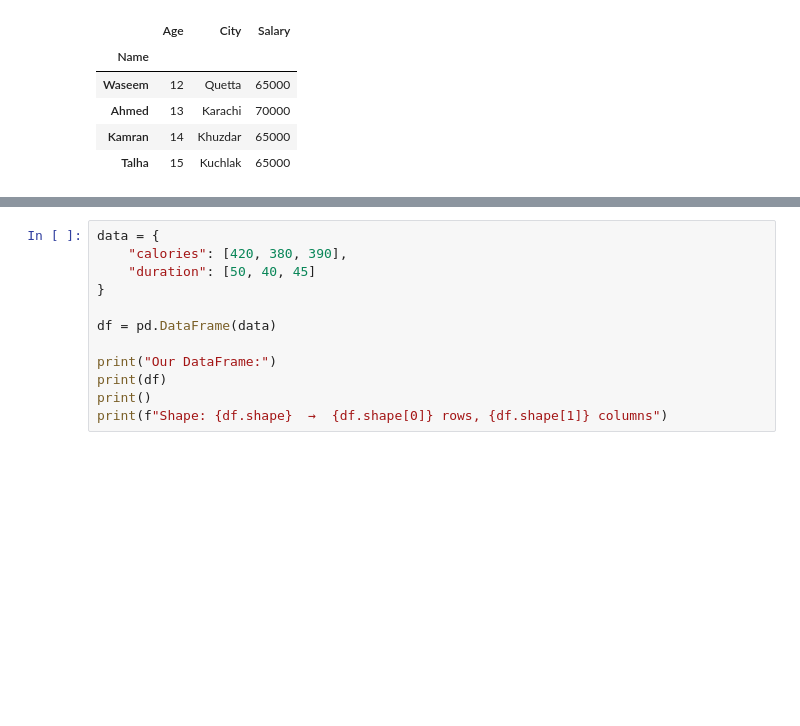
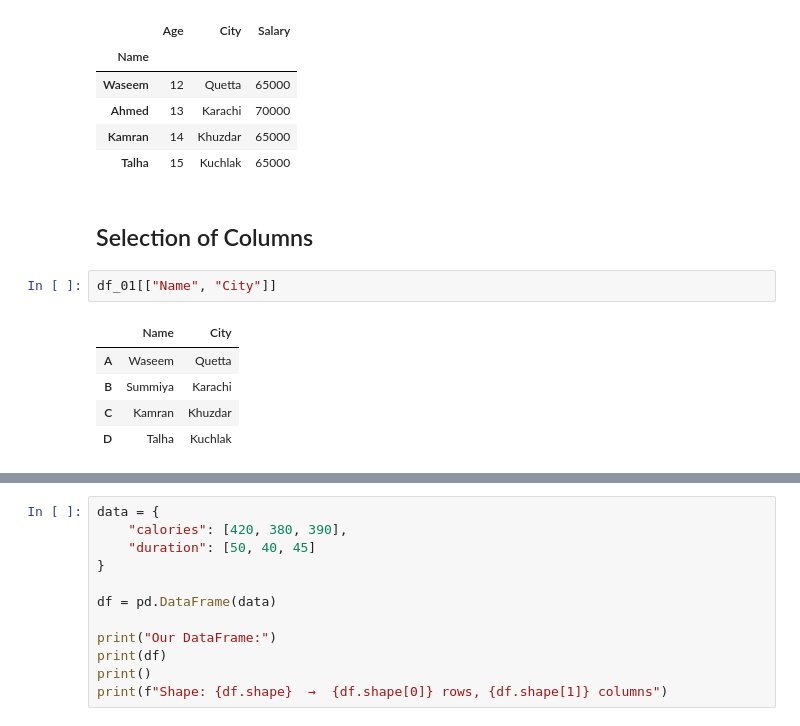
Before and after one commit to waseem-development/AI-NAVTTC, a Jupyter notebook: python/pandas/3_pandas_dataframes.ipynb, the cells around one changed output, grey strips where cells are left out. Cells and saved outputs as stored; diff of their text form; blank space fills up the shorter version.

```diff
--- a/python/pandas/3_pandas_dataframes.ipynb
+++ b/python/pandas/3_pandas_dataframes.ipynb
@@ -84,3 +85,13 @@ my_new_df_with_indexes_changed_later
 | Ahmed | 13 | Karachi | 70000 |
 | Kamran | 14 | Khuzdar | 65000 |
 | Talha | 15 | Kuchlak | 65000 |
+# %% [markdown]
+## Selection of Columns
+# %%
+df_01[["Name", "City"]]
+# %% [output]
+|  | Name | City |
+| A | Waseem | Quetta |
+| B | Summiya | Karachi |
+| C | Kamran | Khuzdar |
+| D | Talha | Kuchlak |
```
Also changed, not shown: parts of 10 cells of this notebook.
